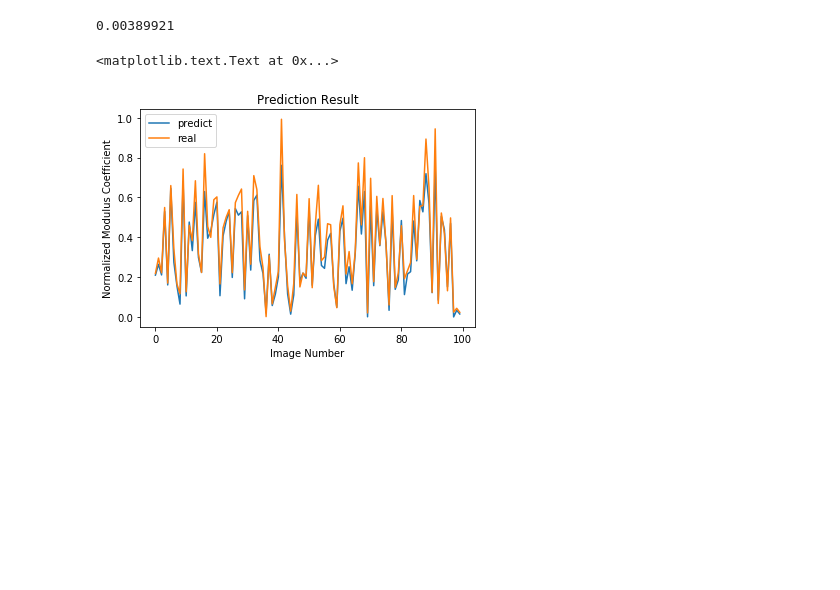
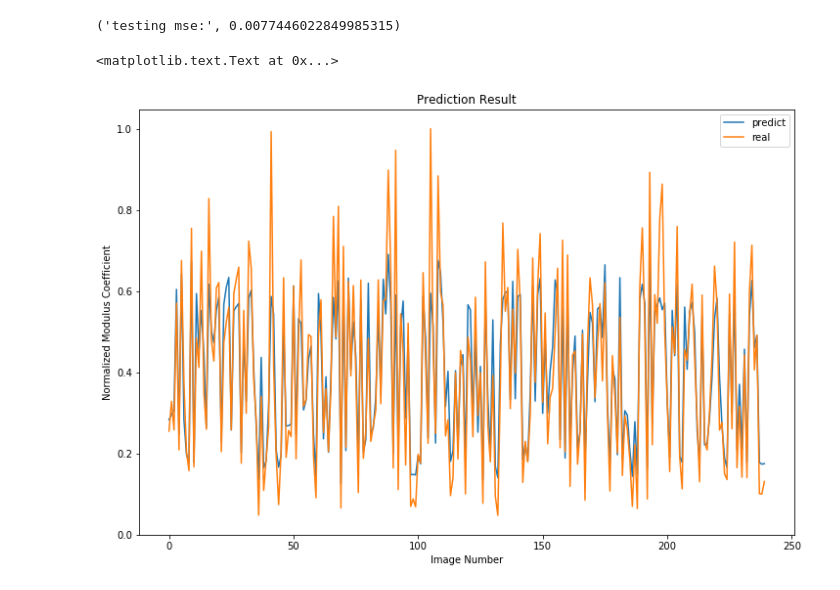
Before and after one commit to aurorlhc/property_test, a Jupyter notebook: CNN_tensorflow.ipynb, the cells around one changed output. Saved outputs shown, nothing was run; the diff lists cells and outputs as text; code cells hidden in the pictures; blank space fills up the shorter version.

```diff
--- a/CNN_tensorflow.ipynb
+++ b/CNN_tensorflow.ipynb
@@ -155,28 +162,30 @@ conv3 = tf.nn.conv2d(pool2, W_conv3, [1,1,1,1], padding='SAME')
 conv3 = tf.nn.bias_add(conv3, b_conv3)
 conv3 = tf.nn.elu(conv3)
 pool3 = tf.nn.max_pool(conv3, ksize=[1,2,2,1], strides=[1,2,2,1], padding='SAME')
-pool3_drop = tf.nn.dropout(pool3, keep_prob)
+# pool3_drop = tf.nn.dropout(pool3, keep_prob)
 
 #block 4
 #conv4_weight = tf.Variable(tf.truncated_normal([3,3,conv3_features,conv4_features], stddev=0.1, dtype=float32))
 W_conv4 = weight_variable([3, 3, conv3_features, conv4_features])
 b_conv4 = bias_variable([conv4_features])
-conv4 = tf.nn.conv2d(pool3_drop, W_conv4, [1,1,1,1], padding='SAME')
+conv4 = tf.nn.conv2d(pool3, W_conv4, [1,1,1,1], padding='SAME')
 conv4 = tf.nn.bias_add(conv4, b_conv4)
 conv4 = tf.nn.elu(conv4)
 pool4 = tf.nn.max_pool(conv4, ksize=[1,2,2,1], strides=[1,2,2,1], padding='SAME')
-pool4_drop = tf.nn.dropout(pool4, keep_prob)
+# pool4_drop = tf.nn.dropout(pool4, keep_prob)
 
 #block 5
 # conv5_weight = tf.Variable(tf.truncated_normal([3,3,conv4_features,conv5_features], stddev=0.1, dtype=float32))
 W_conv5 = weight_variable([3, 3, conv4_features, conv5_features])
 b_conv5 = bias_variable([conv5_features])
-conv5 = tf.nn.conv2d(pool4_drop, W_conv5, [1,1,1,1], padding='SAME')
+conv5 = tf.nn.conv2d(pool4, W_conv5, [1,1,1,1], padding='SAME')
 conv5 = tf.nn.bias_add(conv5, b_conv5)
 conv5 = tf.nn.elu(conv5)
 pool5 = tf.nn.max_pool(conv5, ksize=[1,2,2,1], strides=[1,2,2,1], padding='SAME')
 
 ######################################  Fully Connected Layers  ###############################################
+## put dropout layer in fully connected layers ##
+
 #block 1
 shape=int(np.prod(pool5.get_shape()[1:]))
 # print(shape)
@@ -187,21 +196,21 @@ b_fc1 = bias_variable([fc1_features])
 pool5_flat = tf.reshape(pool5, [-1, shape])
 fc1 = tf.nn.bias_add(tf.matmul(pool5_flat, W_fc1), b_fc1)
 fc1 = tf.nn.elu(fc1)
-
+fc1_dropout = tf.nn.dropout(fc1, keep_prob)
 #block 2
 # fc2_weight = tf.Variable(tf.truncated_normal([fc1_features, fc2_features], stddev=0.1, dtype=float32))
 # fc2_bias = tf.Variable(tf.zeros([fc2_features], dtype=float32))
 W_fc2 = weight_variable([fc1_features, fc2_features])
 b_fc2 = bias_variable([fc2_features])
-fc2 = tf.nn.bias_add(tf.matmul(fc1, W_fc2), b_fc2)
+fc2 = tf.nn.bias_add(tf.matmul(fc1_dropout, W_fc2), b_fc2)
 fc2 = tf.nn.elu(fc2)
-
+fc2_dropout = tf.nn.dropout(fc2, keep_prob)
 #block 3
 # fc3_weight = tf.Variable(tf.truncated_normal([fc2_features, fc3_features], stddev=0.1, dtype=float32))
 # fc3_bias = tf.Variable(tf.zeros([fc3_features], dtype=float32))
 W_fc3 = weight_variable([fc2_features, fc3_features])
 b_fc3 = bias_variable([fc3_features])
-fc3 = tf.nn.bias_add(tf.matmul(fc2, W_fc3), b_fc3)
+fc3 = tf.nn.bias_add(tf.matmul(fc2_dropout, W_fc3), b_fc3)
 
 
 pred = fc3
@@ -231,7 +240,7 @@ if not os.path.exists('out/'):
     os.makedirs('out/')
 """
 
-for it in range(5001): #35001
+for it in range(6001): #35001
     # Generate mini-batch for each run
     X_mb = X_train[(it*mb_size)%len(X_train):(it*mb_size)%len(X_train)+mb_size]
     Y_L = Y_train[(it*mb_size)%len(Y_train):(it*mb_size)%len(Y_train)+mb_size]
@@ -261,37 +271,38 @@ Loss: 0.000299666513456
 # %%
 ########################## Test Process ###########################
 Y_pred_temp = []
 for it in range(240/mb_size): #[0,1,2,3,4,5]
     X_mb = X_test[(it*mb_size):(it*mb_size)+mb_size]
     y_pred = sess.run(pred, feed_dict={X: X_mb, keep_prob: 1.0}) #turn drop out off during test
     Y_pred_temp.append(y_pred)
 
 Y_pred = []
 for i in range(240/mb_size):
     for j in range(mb_size):
                Y_pred.append(Y_pred_temp[i][j])
 
 
-Y_pred[15] = Y_test[15]
-print(mean_squared_error(Y_test, Y_pred))
-
 x=[]
-for i in range(100):
+num_comp=240
+for i in range(num_comp):
     x.append(i)
 
-fig1 = plt.figure()
-ax1=fig1.add_subplot(1,1,1)
+fig = plt.figure(figsize=(12,8))
+ax2=fig.add_subplot(1,1,1)
+print('testing mse:', mean_squared_error(Y_test, Y_pred))
 
-ax1.plot(x,Y_pred[0:100], label='predict')
-ax1.plot(x,Y_test[0:100],label='real')
+ax2.plot(x, Y_pred[0:num_comp], label='predict')
+ax2.plot(x, Y_test[0:num_comp], label='real')
 plt.legend()
-ax1.set_title('Prediction Result')
-ax1.set_xlabel('Image Number')
-ax1.set_ylabel('Normalized Modulus Coefficient')
+ax2.set_title('Prediction Result')
+ax2.set_xlabel('Image Number')
+ax2.set_ylabel('Normalized Modulus Coefficient')
+
+# plt.tight_layout()
 # %% [output]
-0.00389921
+('testing mse:', 0.0077446022849985315)
 <matplotlib.text.Text at 0x...>
-[figure, old version]
+[figure, new version]
 # %%
 plt.scatter(Y_test.reshape(-1),Y_pred)
 # %% [output]
```
Also changed, not shown: parts of 4 cells of this notebook.
